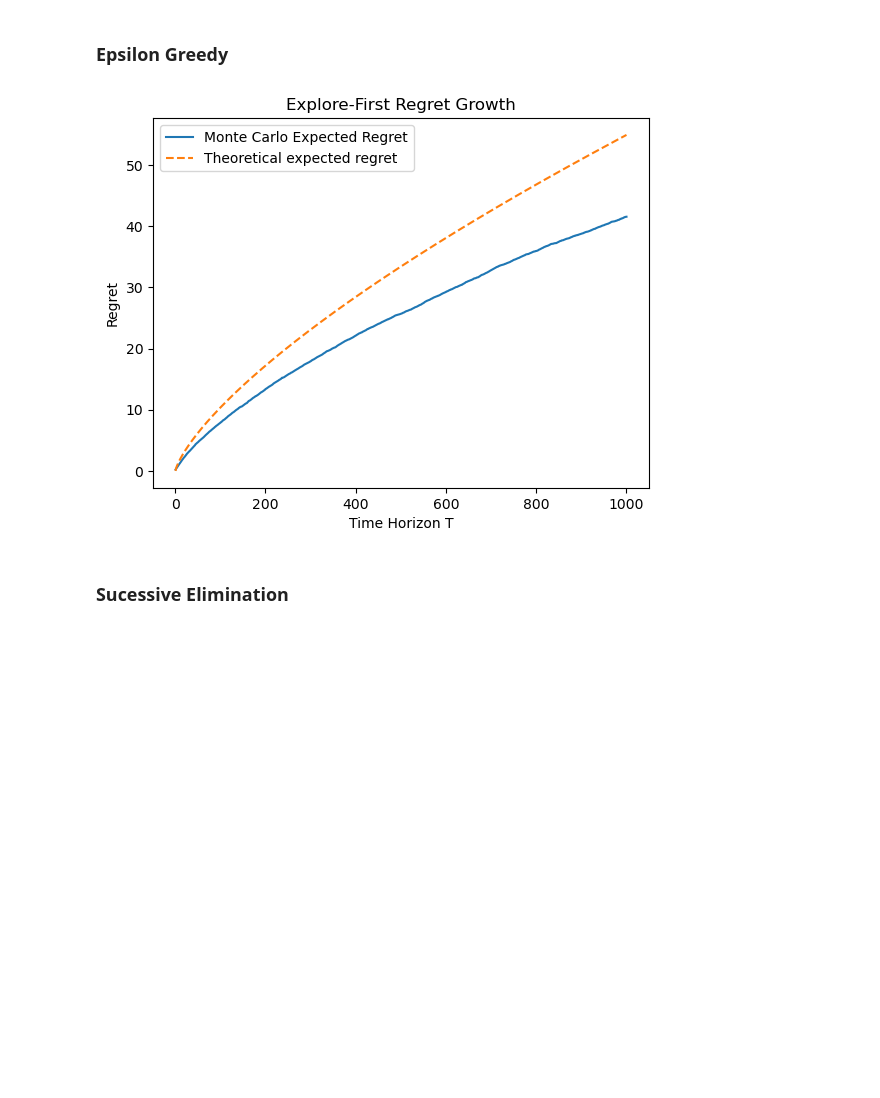
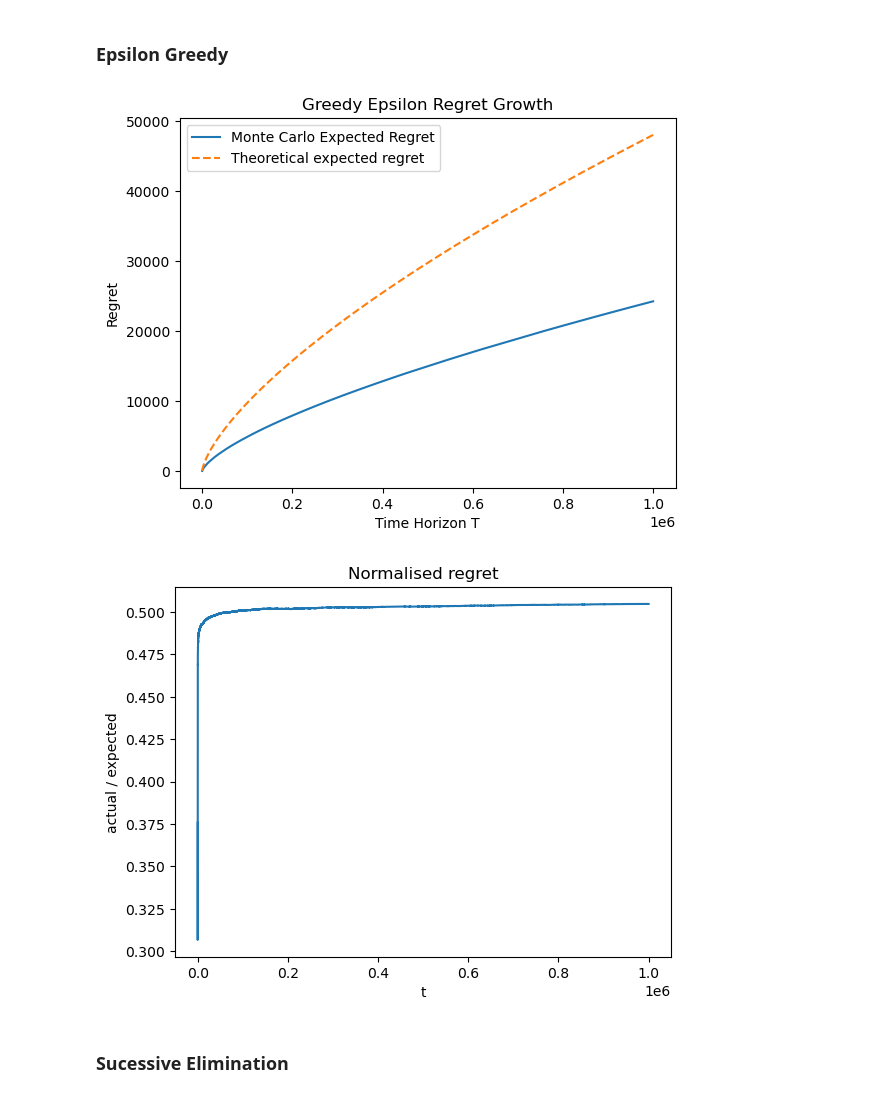
Before and after one commit to robert-zhang28/Multi-Armed-Bandits, a Jupyter notebook: algorithm_analysis.ipynb, the cells around one changed output. Saved outputs shown, nothing was run; the diff lists cells and outputs as text; code cells hidden in the pictures; blank space fills up the shorter version.

```diff
--- a/algorithm_analysis.ipynb
+++ b/algorithm_analysis.ipynb
@@ -67,6 +123,9 @@ plt.show()
 # %% [markdown]
 ### Epsilon Greedy
 # %%
+from numba import njit
+
+@njit
 def epsilon_greedy(mu, T):
 
     K = len(mu) # K is no. of arms
@@ -94,38 +153,45 @@ def epsilon_greedy(mu, T):
 
     return rewards
 
 def expected_regret_curve(mu, T, runs=200):
     optimal_reward = max(mu)
     cumulative_regret = np.zeros(T)
 
     for _ in range(runs):
         rewards = epsilon_greedy(mu, T)
         cumulative_regret += np.cumsum(optimal_reward - np.array(rewards))
 
     cumulative_regret /= runs  # average over runs
     return cumulative_regret
 
-mu = [0.4, 0.6, 0.5]
-N = 20
-T = 1000
-C = 0.2
+#N = 20
+T = 1000000
+#C = 0.2
 
 time_horizons = np.arange(1, T + 1)
 
 expected_curve = expected_regret_curve(mu, T, runs=1000)
-theoretical_expected_regret = C * (time_horizons**(2/3))*((len(mu)*np.log(time_horizons))**(1/3))
+theoretical_expected_regret = (time_horizons**(2/3))*((len(mu)*np.log(time_horizons))**(1/3))
 
 
 plt.plot(time_horizons, expected_curve, label="Monte Carlo Expected Regret")
 plt.plot(time_horizons, theoretical_expected_regret, label="Theoretical expected regret", linestyle="--")
 
 plt.xlabel("Time Horizon T")
 plt.ylabel("Regret")
 plt.legend()
 plt.title("Greedy Epsilon Regret Growth")
 
 plt.show()
+
+normalised = expected_curve / theoretical_expected_regret
+plt.plot(time_horizons, normalised)
+plt.xlabel("t")
+plt.ylabel("actual / expected")
+plt.title("Normalised regret")
+plt.show()
 # %% [output]
-[figure, old version]
+[figure, new version]
+[figure, added]
 # %% [markdown]
 ### Sucessive Elimination
```
Also changed, not shown: parts of 5 cells of this notebook.
